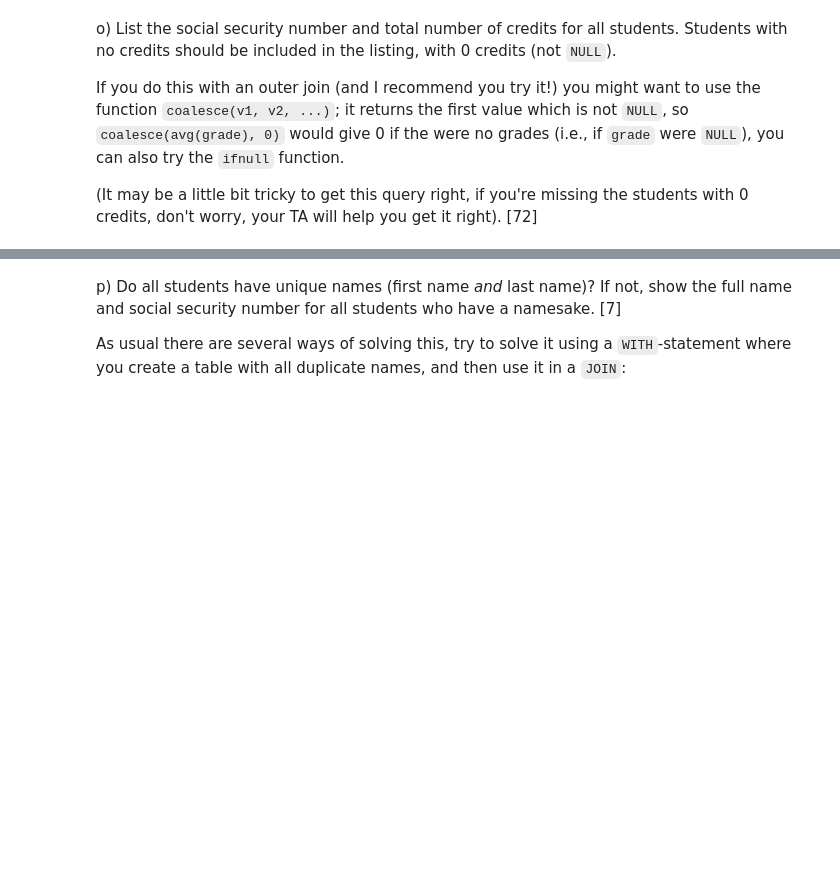
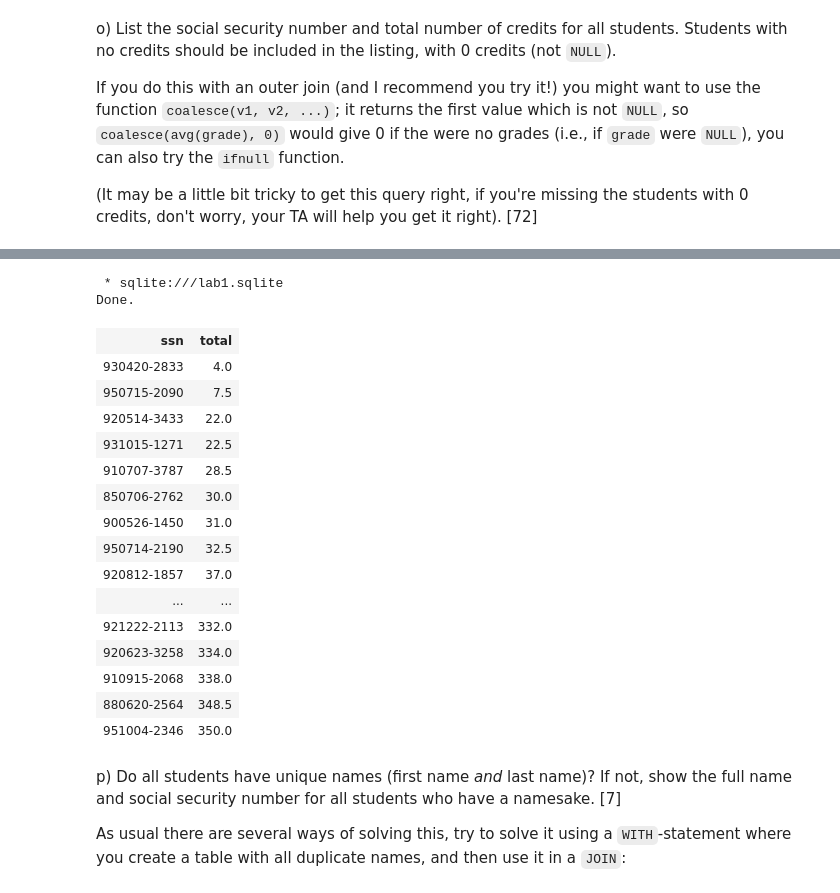
Before and after one commit to MarcusBegic/databas, a Jupyter notebook: lab1/lab1.ipynb, the cells around one changed output, grey strips where cells are left out. Drawn from its saved outputs; the diff is of its cells as text; code cells hidden in the pictures; blank space fills up the shorter version.

```diff
--- a/lab1/lab1.ipynb
+++ b/lab1/lab1.ipynb
@@ -628,5 +699,44 @@ o) List the social security number and total number of
 # %%
 %%sql
+WITH
+    ssn_and_course_codes AS (
+        SELECT S.ssn, IFNULL(course_code, NULL) as course_code
+        FROM students as S
+        LEFT OUTER JOIN taken_courses as T
+        ON S.ssn = T.ssn
+        ORDER BY course_code
+    ),
+
+    credit_of_students AS (
+        SELECT ssn, IFNULL(SUM(credits), 0) as total
+        FROM courses as C
+        LEFT OUTER JOIN ssn_and_course_codes as S
+        ON C.course_code = S.course_code
+        GROUP BY ssn
+        ORDER BY total
+    )
+
+SELECT *
+FROM credit_of_students
+# %% [output]
+ * sqlite:///lab1.sqlite
+Done.
+| ssn | total |
+| 930420-2833 | 4.0 |
+| 950715-2090 | 7.5 |
+| 920514-3433 | 22.0 |
+| 931015-1271 | 22.5 |
+| 910707-3787 | 28.5 |
+| 850706-2762 | 30.0 |
+| 900526-1450 | 31.0 |
+| 950714-2190 | 32.5 |
+| 920812-1857 | 37.0 |
+| ... | ... |
+| 921222-2113 | 332.0 |
+| 920623-3258 | 334.0 |
+| 910915-2068 | 338.0 |
+| 880620-2564 | 348.5 |
+| 951004-2346 | 350.0 |
 # %% [markdown]
 p) Do all students have unique names (first name _and_ last
    name)? If not, show the full name and social security
```
Also changed, not shown: parts of 5 cells of this notebook, 1 other file.
